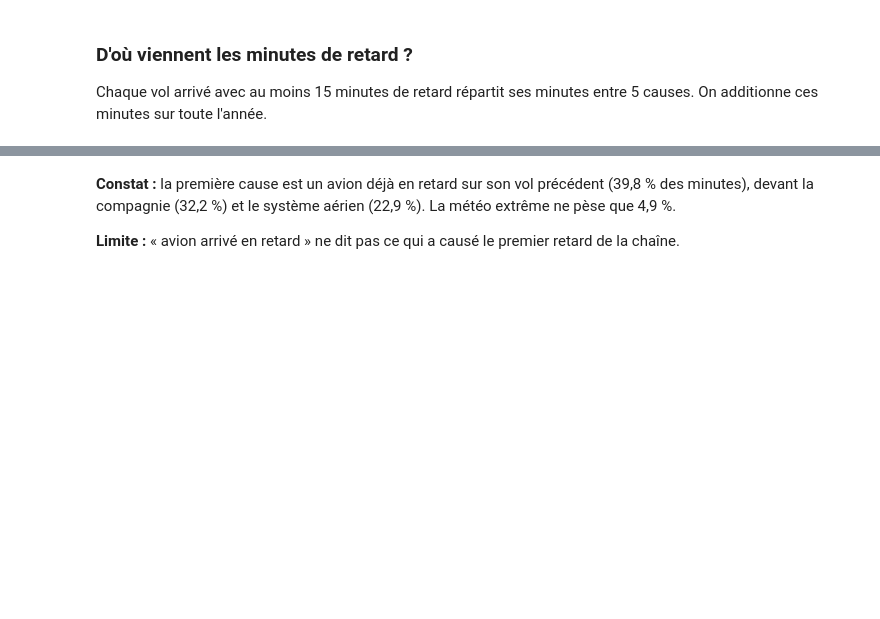
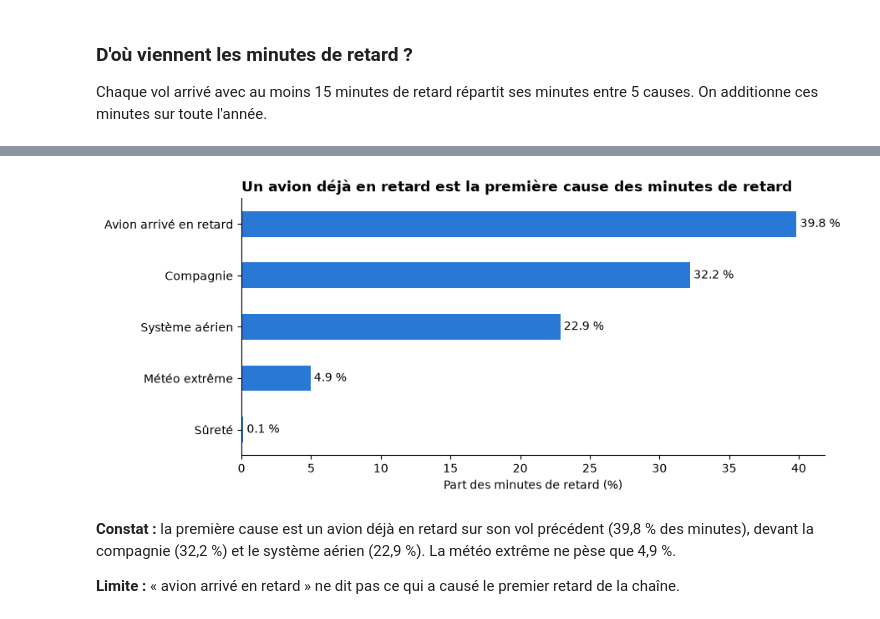
Before and after one commit to rovenmelloul/dazzle-dash, a Jupyter notebook: notebooks/eda_flights.ipynb, the cells around one changed output, grey strips where cells are left out. Saved outputs shown, nothing was run; the diff lists cells and outputs as text; code cells hidden in the pictures; blank space fills up the shorter version.

```diff
--- a/notebooks/eda_flights.ipynb
+++ b/notebooks/eda_flights.ipynb
@@ -307,3 +488,13 @@ colonnes_causes = list(noms_causes)
+# %%
+parts_causes = (flights[colonnes_causes].sum() / flights[colonnes_causes].sum().sum() * 100).rename(noms_causes).sort_values()
+
+ax = parts_causes.plot.barh(color=BLEU)
+ax.bar_label(ax.containers[0], fmt="%.1f %%", padding=3)
+ax.set_title("Un avion déjà en retard est la première cause des minutes de retard")
+ax.set_xlabel("Part des minutes de retard (%)")
+plt.show()
+# %% [output]
+[figure, added]
 # %% [markdown]
 **Constat :** la première cause est un avion déjà en retard sur son vol précédent (39,8 % des minutes), devant la compagnie (32,2 %) et le système aérien (22,9 %). La météo extrême ne pèse que 4,9 %.
 
```
Also changed, not shown: parts of 40 cells of this notebook, 3 other files.
